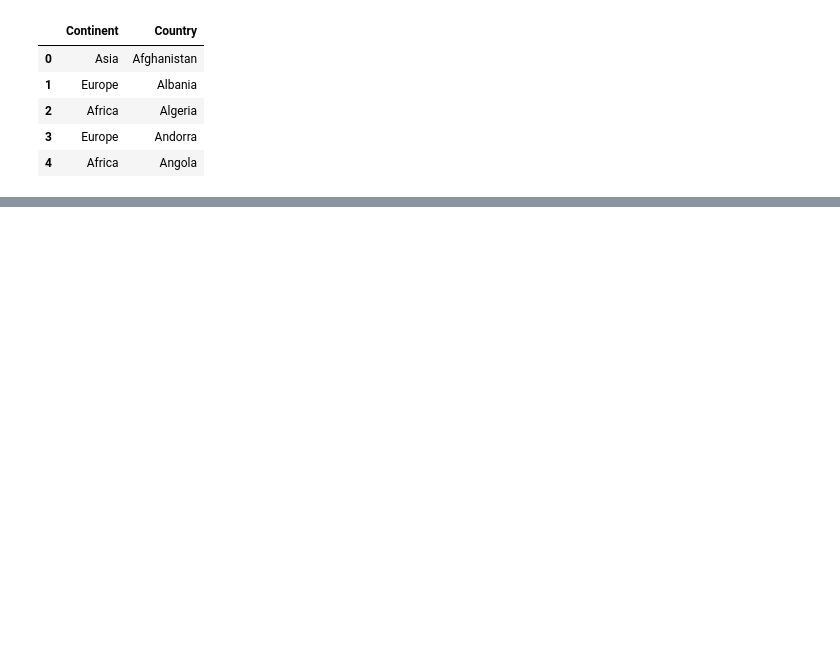
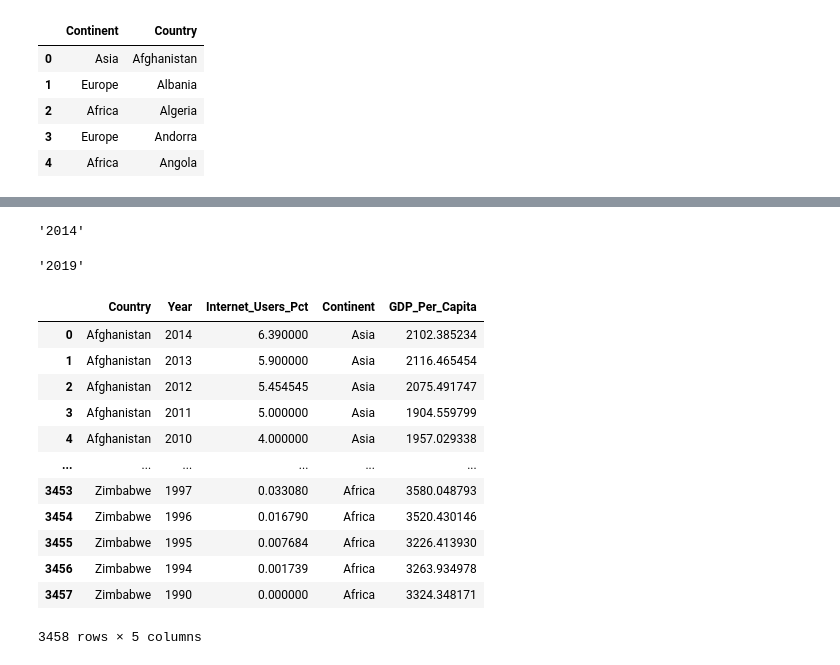
Before and after one commit to nss-data-science-cohort-5/un_exploration-ZhenyaC, a Jupyter notebook: notebooks/UN_Data_Exploration.ipynb, the cells around one changed output, grey strips where cells are left out. Saved outputs shown, nothing was run; the diff lists cells and outputs as text; code cells hidden in the pictures; blank space fills up the shorter version.

```diff
--- a/notebooks/UN_Data_Exploration.ipynb
+++ b/notebooks/UN_Data_Exploration.ipynb
@@ -521,0 +506,2 @@ internet_df
+# %%
+internet_df= internet_df.iloc[:,:-1]
@@ -521,0 +540,2 @@ internet_df
+# %%
+internet_df=internet_df.rename(columns={'Country or Area':'Country', 'Year':'Year', 'Value':'Internet_Users_Pct'})
@@ -521,0 +558,2 @@ internet_df
+# %%
+internet_df= internet_df.dropna()
@@ -521,0 +605,28 @@ internet_df
+# %%
+internet_df['Year'][0]
+# %% [output]
+'2014'
+# %%
+gdp_df['Year'][0]
+# %% [output]
+'2019'
+# %%
+gdp_and_internet_use=pd.merge(left = internet_df,
+         right = gdp_df,
+         left_on = ['Country','Year'],
+         right_on = ['Country','Year'])
+gdp_and_internet_use
+# %% [output]
+|  | Country | Year | Internet_Users_Pct | Continent | GDP_Per_Capita |
+| 0 | Afghanistan | 2014 | 6.390000 | Asia | 2102.385234 |
+| 1 | Afghanistan | 2013 | 5.900000 | Asia | 2116.465454 |
+| 2 | Afghanistan | 2012 | 5.454545 | Asia | 2075.491747 |
+| 3 | Afghanistan | 2011 | 5.000000 | Asia | 1904.559799 |
+| 4 | Afghanistan | 2010 | 4.000000 | Asia | 1957.029338 |
+| ... | ... | ... | ... | ... | ... |
+| 3453 | Zimbabwe | 1997 | 0.033080 | Africa | 3580.048793 |
+| 3454 | Zimbabwe | 1996 | 0.016790 | Africa | 3520.430146 |
+| 3455 | Zimbabwe | 1995 | 0.007684 | Africa | 3226.413930 |
+| 3456 | Zimbabwe | 1994 | 0.001739 | Africa | 3263.934978 |
+| 3457 | Zimbabwe | 1990 | 0.000000 | Africa | 3324.348171 |
+3458 rows × 5 columns
```
Also changed, not shown: parts of 40 cells of this notebook.
